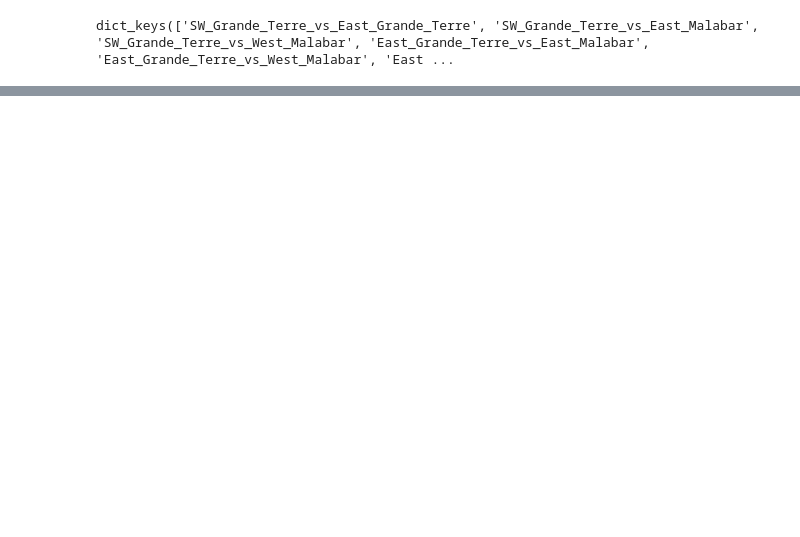
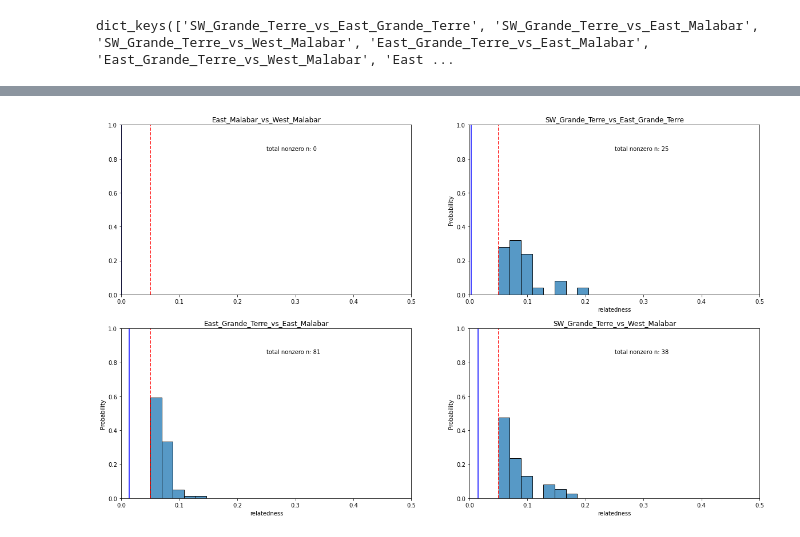
Before and after one commit to uzelkerem/AGT_Population, a Jupyter notebook: Untitled.ipynb, the cells around one changed output, grey strips where cells are left out. Cells and saved outputs as stored; diff of their text form; code cells hidden in the pictures; blank space fills up the shorter version.

```diff
--- a/Untitled.ipynb
+++ b/Untitled.ipynb
@@ -238,3 +316,87 @@ print(temp_data.shape[0])
+# %%
+# single module for histograms.
+fig, axs = plt.subplots(2, 2,figsize=(20, 12))
+bin_edges=np.linspace(0.05,1,50)
+# below is for within islands
+#dict_keys(['', 'SW_Grande_Terre_vs_East_Malabar', '','East_Grande_Terre_vs_West_Malabar',
+
+#E M vs W M
+temp_data=np.asarray(values_np['East_Malabar_vs_West_Malabar'])
+temp_data_pd=pd.DataFrame(temp_data,columns=['relatedness'],dtype='float16')
+temp_mean=temp_data_pd['relatedness'].mean()
+temp_data_pd['relatedness']=temp_data_pd['relatedness'].replace(0,np.nan)
+ax1 = axs[0,0]
+sns.histplot(ax=ax1,data=temp_data_pd, x='relatedness',bins=bin_edges,stat='probability').set(title='East_Malabar_vs_West_Malabar')
+ax1.set_xlim([0.00, 0.5])
+ax1.set_ylim([0, 1])
+ax1.axvline(x = 0.05, color = 'r', label = 'threshold',linestyle='--')
+ax1.axvline(x = temp_mean, color = 'b', label = 'threshold',linestyle='-')
+ax1.text(0.25,0.85,'total nonzero n: '+str(temp_data_pd['relatedness'].count()))
+del temp_data_pd
+del temp_data
+del temp_mean
+
+
+
+#E GT vs S+W GT
+temp_data=np.asarray(values_np['SW_Grande_Terre_vs_East_Grande_Terre'])
+temp_data_pd=pd.DataFrame(temp_data,columns=['relatedness'],dtype='float16')
+temp_mean=temp_data_pd['relatedness'].mean()
+temp_data_pd['relatedness']=temp_data_pd['relatedness'].replace(0,np.nan)
+ax2 = axs[0,1]
+sns.histplot(ax=ax2,data=temp_data_pd, x='relatedness',bins=bin_edges,stat='probability').set(title='SW_Grande_Terre_vs_East_Grande_Terre')
+ax2.set_xlim([0.00, 0.5])
+ax2.set_ylim([0, 1])
+ax2.axvline(x = 0.05, color = 'r', label = 'threshold',linestyle='--')
+ax2.axvline(x = temp_mean, color = 'b', label = 'threshold',linestyle='-')
+ax2.text(0.25,0.85,'total nonzero n: '+str(temp_data_pd['relatedness'].count()))
+del temp_data_pd
+del temp_data
+del temp_mean
+
+
+            #
+# below is for between islands
+           #
+
+#E M vs E GT
+temp_data=np.asarray(values_np['East_Grande_Terre_vs_East_Malabar'])
+temp_data_pd=pd.DataFrame(temp_data,columns=['relatedness'],dtype='float16')
+temp_mean=temp_data_pd['relatedness'].mean()
+temp_data_pd['relatedness']=temp_data_pd['relatedness'].replace(0,np.nan)
+ax3 = axs[1,0]
+sns.histplot(ax=ax3,data=temp_data_pd, x='relatedness',bins=bin_edges,stat='probability').set(title='East_Grande_Terre_vs_East_Malabar')
+ax3.set_xlim([0.00, 0.5])
+ax3.set_ylim([0, 1])
+ax3.axvline(x = 0.05, color = 'r', label = 'threshold',linestyle='--')
+ax3.axvline(x = temp_mean, color = 'b', label = 'threshold',linestyle='-')
+ax3.text(0.25,0.85,'total nonzero n: '+str(temp_data_pd['relatedness'].count()))
+del temp_data_pd
+del temp_data
+del temp_mean
+
+
+#W M vs S+W GT
+temp_data=np.asarray(values_np['SW_Grande_Terre_vs_West_Malabar'])
+temp_data_pd=pd.DataFrame(temp_data,columns=['relatedness'],dtype='float16')
+temp_mean=temp_data_pd['relatedness'].mean()
+temp_data_pd['relatedness']=temp_data_pd['relatedness'].replace(0,np.nan)
+ax4 = axs[1,1]
+sns.histplot(ax=ax4,data=temp_data_pd, x='relatedness',bins=bin_edges,stat='probability').set(title='SW_Grande_Terre_vs_West_Malabar')
+ax4.set_xlim([0.00, 0.5])
+ax4.set_ylim([0, 1])
+ax4.axvline(x = 0.05, color = 'r', label = 'threshold',linestyle='--')
+ax4.axvline(x = temp_mean, color = 'b', label = 'threshold',linestyle='-')
+ax4.text(0.25,0.85,'total nonzero n: '+str(temp_data_pd['relatedness'].count()))
+del temp_data_pd
+del temp_data
+del temp_mean
+
+
+
+plt.savefig('Relatedness_trial1.png',format='png',dpi=100,transparent = False,facecolor='white')
+# %% [output]
+[figure, added]
 # %%
 plt.figure()
 plt.subplots_adjust(hspace=0.5)
```
Also changed, not shown: parts of 9 cells of this notebook, 1 other file.
